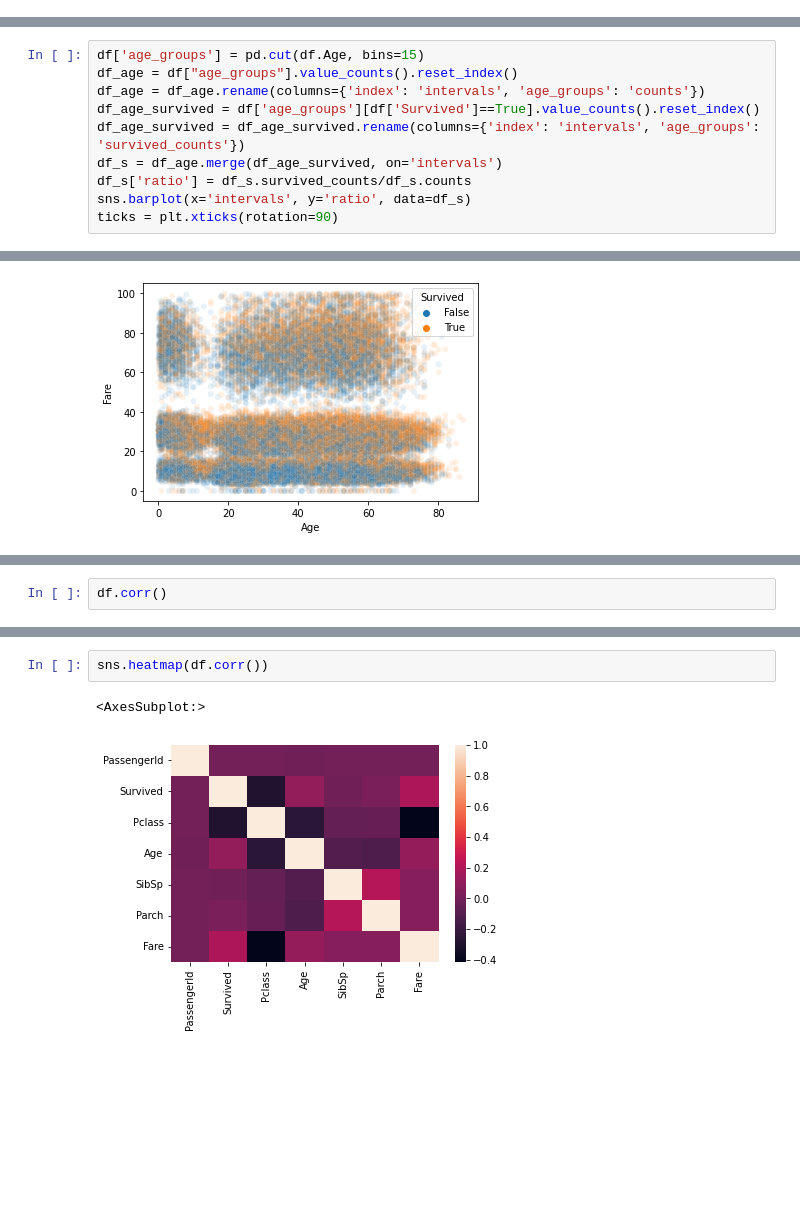
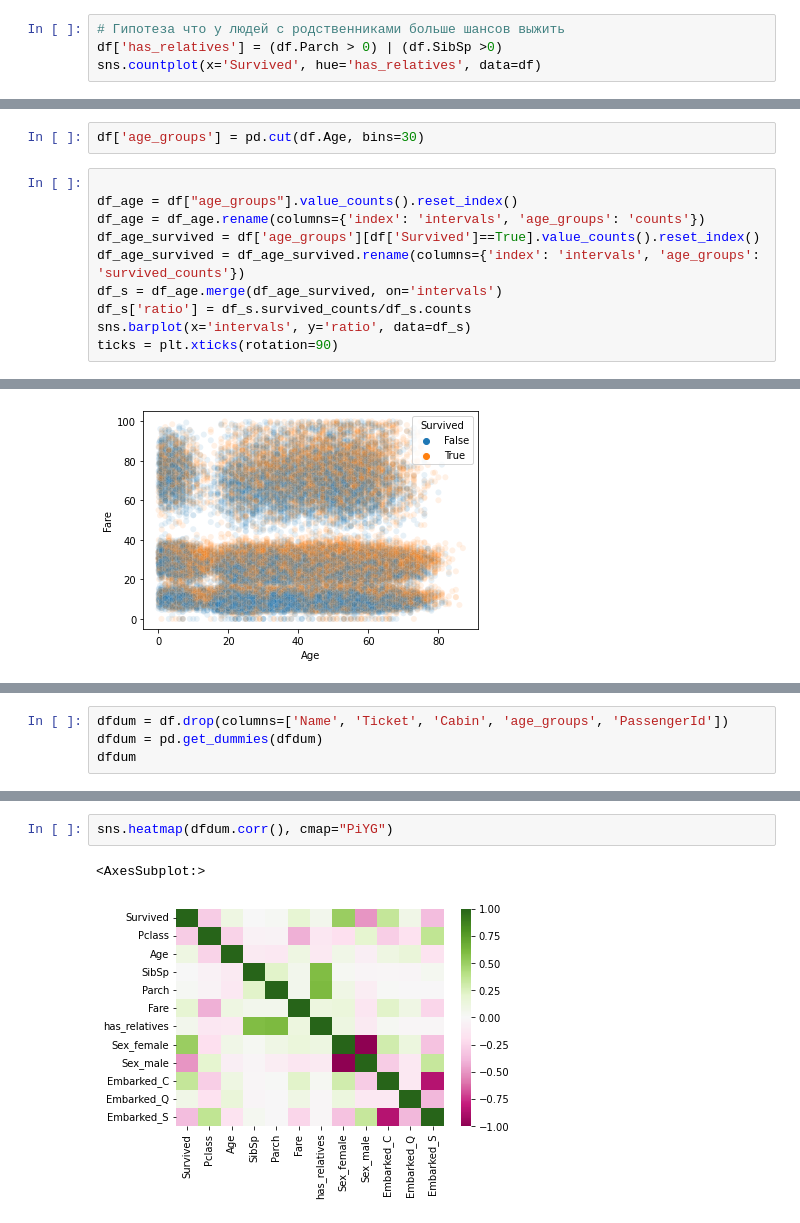
Before and after one commit to codekot/data_exploration, a Jupyter notebook: eda.ipynb, the cells around one changed output, grey strips where cells are left out. Cells and saved outputs as stored; diff of their text form; blank space fills up the shorter version.

```diff
--- a/eda.ipynb
+++ b/eda.ipynb
@@ -209,3 +232,7 @@ sns.countplot(x='Parch', data=df)
 # %% [output]
 <AxesSubplot:xlabel='Parch', ylabel='count'>
 [figure]
+# %%
+# Гипотеза что у людей с родственниками больше шансов выжить
+df['has_relatives'] = (df.Parch > 0) | (df.SibSp >0)
+sns.countplot(x='Survived', hue='has_relatives', data=df)
@@ -290,8 +334,10 @@ sns.histplot(x="Age", data=df, hue='Survived', binwidth=5, stat="percent")
 # %% [output]
 <AxesSubplot:xlabel='Age', ylabel='Percent'>
 [figure]
+# %%
+df['age_groups'] = pd.cut(df.Age, bins=30)
 # %%
-df['age_groups'] = pd.cut(df.Age, bins=15)
+
 df_age = df["age_groups"].value_counts().reset_index()
 df_age = df_age.rename(columns={'index': 'intervals', 'age_groups': 'counts'})
 df_age_survived = df['age_groups'][df['Survived']==True].value_counts().reset_index()
@@ -320,3 +420,5 @@ sns.scatterplot(x=df["Age"], y=df["Fare"][df['Fare']<100], hue=df['Survived'], a
 # %%
-df.corr()
+dfdum = df.drop(columns=['Name', 'Ticket', 'Cabin', 'age_groups', 'PassengerId'])
+dfdum = pd.get_dummies(dfdum)
+dfdum
 # %% [output]
@@ -331,5 +454,5 @@ df.corr()
 # %%
-sns.heatmap(df.corr())
+sns.heatmap(dfdum.corr(), cmap="PiYG")
 # %% [output]
 <AxesSubplot:>
-[figure, old version]
+[figure, new version]
```
Also changed, not shown: parts of 23 cells of this notebook.
